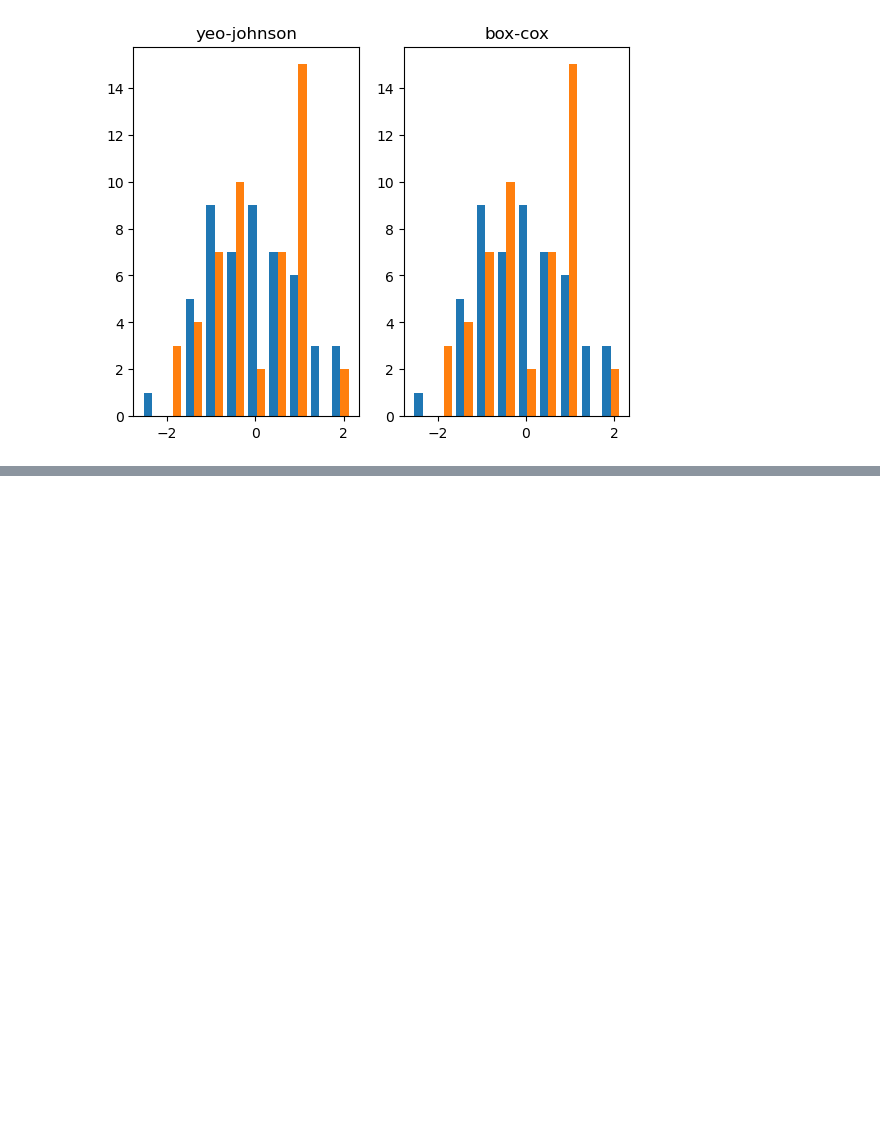
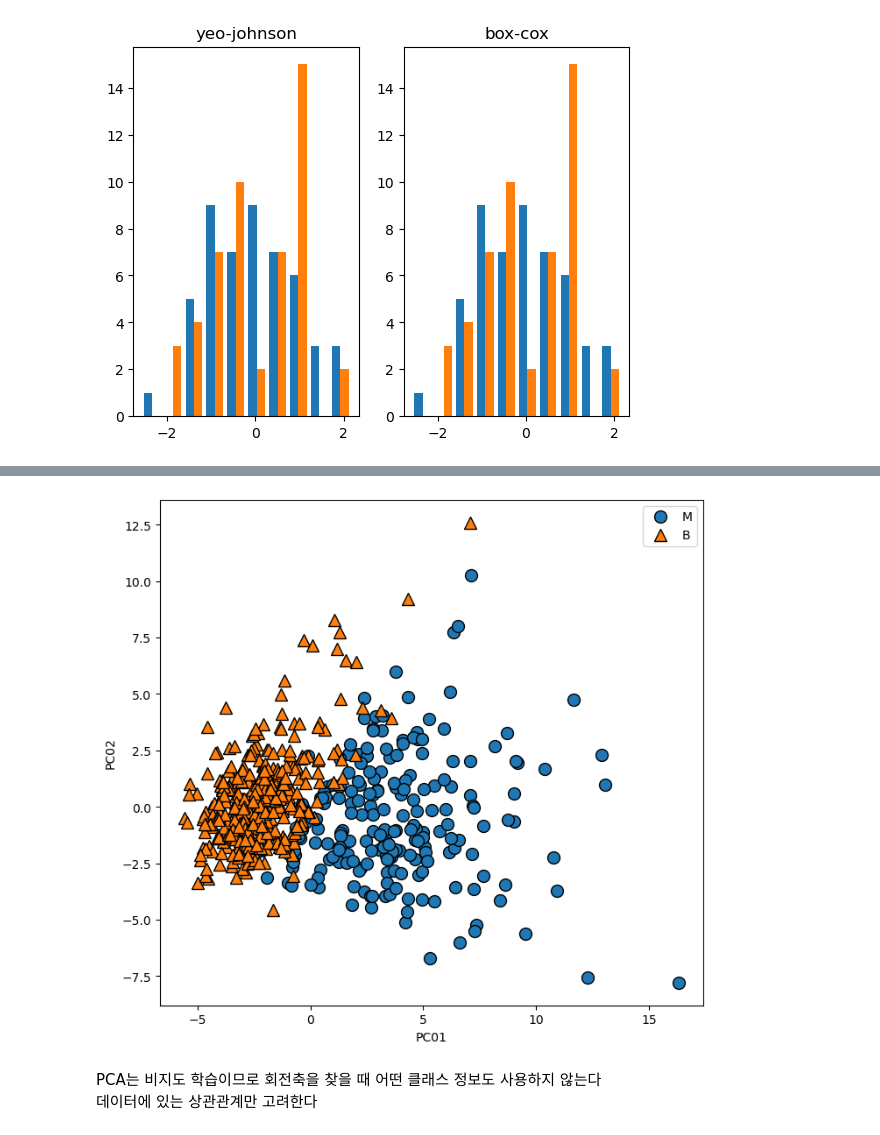
Before and after one commit to davidptuackr/ppb, a Jupyter notebook: 03_비지도학습과_데이터전처리.ipynb, the cells around one changed output, grey strips where cells are left out. Drawn from its saved outputs; the diff is of its cells as text; code cells hidden in the pictures; blank space fills up the shorter version.

```diff
--- a/03_비지도학습과_데이터전처리.ipynb
+++ b/03_비지도학습과_데이터전처리.ipynb
@@ -228,0 +300,9 @@ plt.show()
+# %%
+from sklearn.datasets import load_breast_cancer
+
+cancer = load_breast_cancer()
+
+scaler = StandardScaler()
+scaler.fit(cancer.data)
+
+X_scaled = scaler.transform(cancer.data)
@@ -228,0 +316,2 @@ plt.show()
+# %%
+X_pca = pca.transform(X_scaled)
@@ -228,0 +322,17 @@ plt.show()
+# %%
+plt.figure(figsize=(8, 8))
+
+mglearn.discrete_scatter(X_pca[ : , 0], X_pca[ : , 1], cancer.target)
+
+plt.legend(["M", "B"], loc="best")
+plt.gca().set_aspect("equal")
+
+plt.xlabel("PC01")
+plt.ylabel("PC02")
+
+plt.show()
+# %% [output]
+[figure, added]
+# %% [markdown]
+PCA는 비지도 학습이므로 회전축을 찾을 때 어떤 클래스 정보도 사용하지 않는다 <br>
+데이터에 있는 상관관계만 고려한다
```
Also changed, not shown: parts of 11 cells of this notebook.
